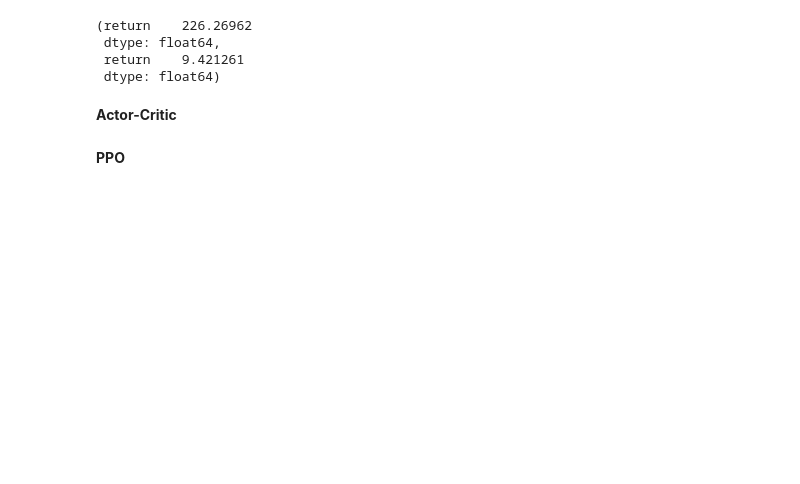
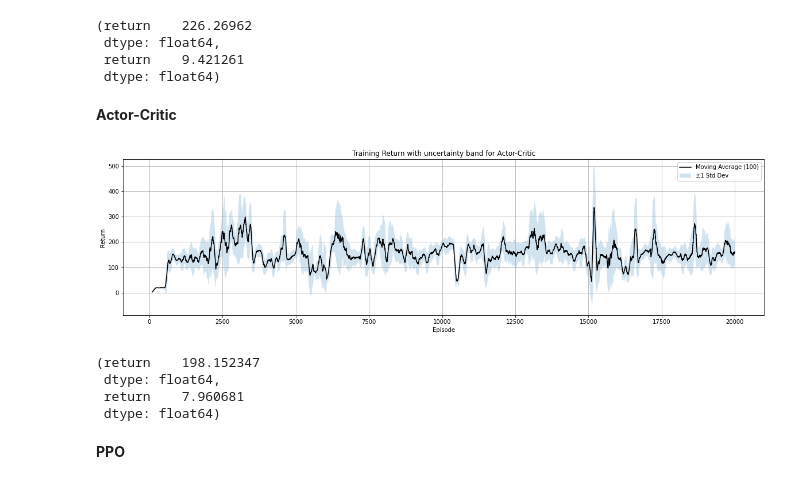
Before and after one commit to dalial89/rl_mldl_25, a Jupyter notebook: models_data/data_analysis.ipynb, the cells around one changed output. Cells and saved outputs as stored; diff of their text form; code cells hidden in the pictures; blank space fills up the shorter version.

```diff
--- a/models_data/data_analysis.ipynb
+++ b/models_data/data_analysis.ipynb
@@ -127,35 +124,41 @@ df.mean(), df.std()
 # %% [markdown]
 **Actor-Critic**
 # %%
-csv_path = "bval_seed_42_returns.csv"
+csv_path = "ac_seed_42_returns.csv"
 
 df = pd.read_csv(csv_path)
 
 window = 100
 rolling_mean = df["return"].rolling(window=window).mean()
 rolling_std = df["return"].rolling(window=window).std()
 
 plt.figure(figsize=(20, 5))
 plt.plot(df["episode"], rolling_mean, label="Moving Average (100)", color="black")
 
 # Banda di confidenza ±1 std
 plt.fill_between(
     df["episode"],
     rolling_mean - rolling_std,
     rolling_mean + rolling_std,
-    color="blue",
     alpha=0.2,
     label="±1 Std Dev"
 )
 
 plt.xlabel("Episode")
 plt.ylabel("Return")
 plt.title("Training Return with uncertainty band for Actor-Critic")
 plt.legend()
 plt.grid(True)
 plt.show()
+# %% [output]
+[figure, added]
 # %%
-df = pd.read_csv("REINFORCE_BVAL_seed_42_test_returns.csv")
+df = pd.read_csv("ActorCritic_seed_42_test_returns.csv")
 df.mean(), df.std()
+# %% [output]
+(return    198.152347
+ dtype: float64,
+ return    7.960681
+ dtype: float64)
 # %% [markdown]
 **PPO**
```
Also changed, not shown: parts of 9 cells of this notebook, 6 other files.
